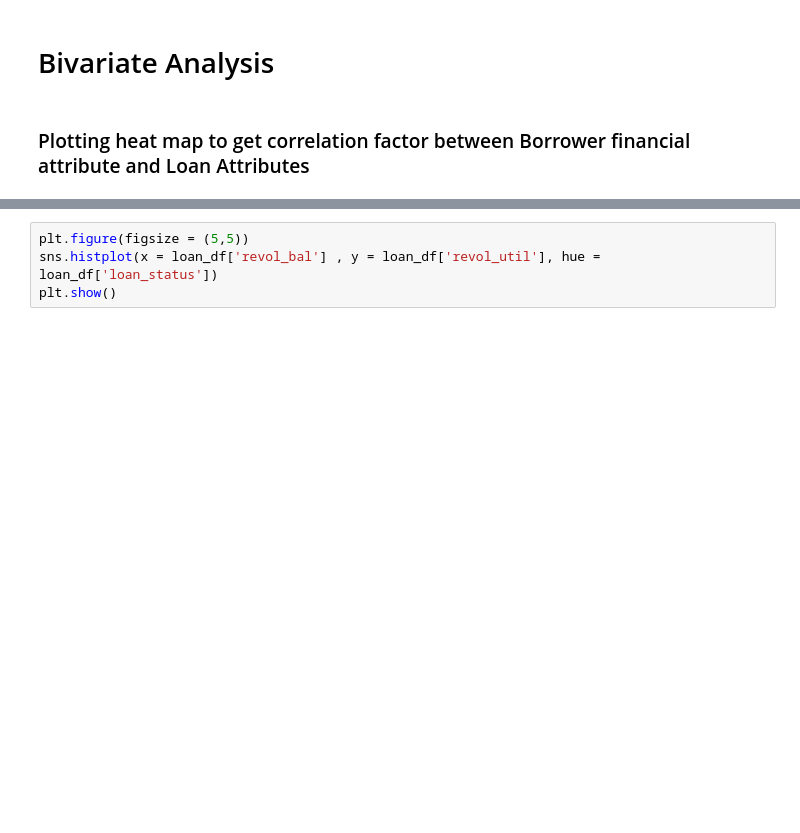
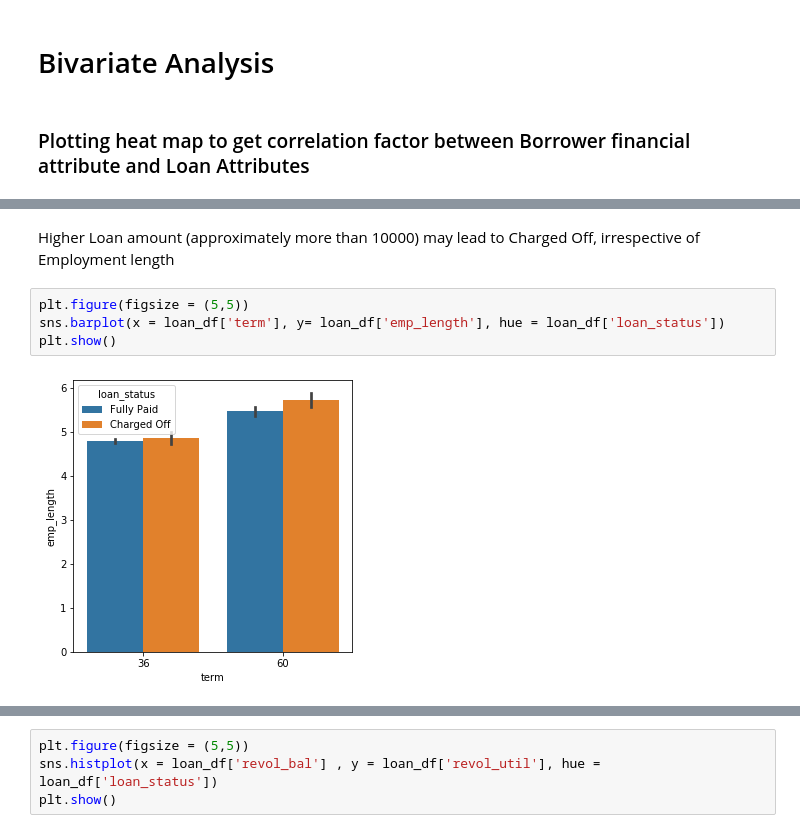
Before and after one commit to rickym99/lendingclub_casestudy, a Jupyter notebook: LCCS-Test.ipynb, the cells around one changed output, grey strips where cells are left out. Cells and saved outputs as stored; diff of their text form; blank space fills up the shorter version.

```diff
--- a/LCCS-Test.ipynb
+++ b/LCCS-Test.ipynb
@@ -1097,0 +1117,8 @@ dtype: object
+# %% [markdown]
+Higher Loan amount (approximately more than 10000) may lead to Charged Off, irrespective of Employment length
+# %%
+plt.figure(figsize = (5,5))
+sns.barplot(x = loan_df['term'], y= loan_df['emp_length'], hue = loan_df['loan_status'])
+plt.show()
+# %% [output]
+[figure, added]
```
Also changed, not shown: parts of 53 cells of this notebook.
